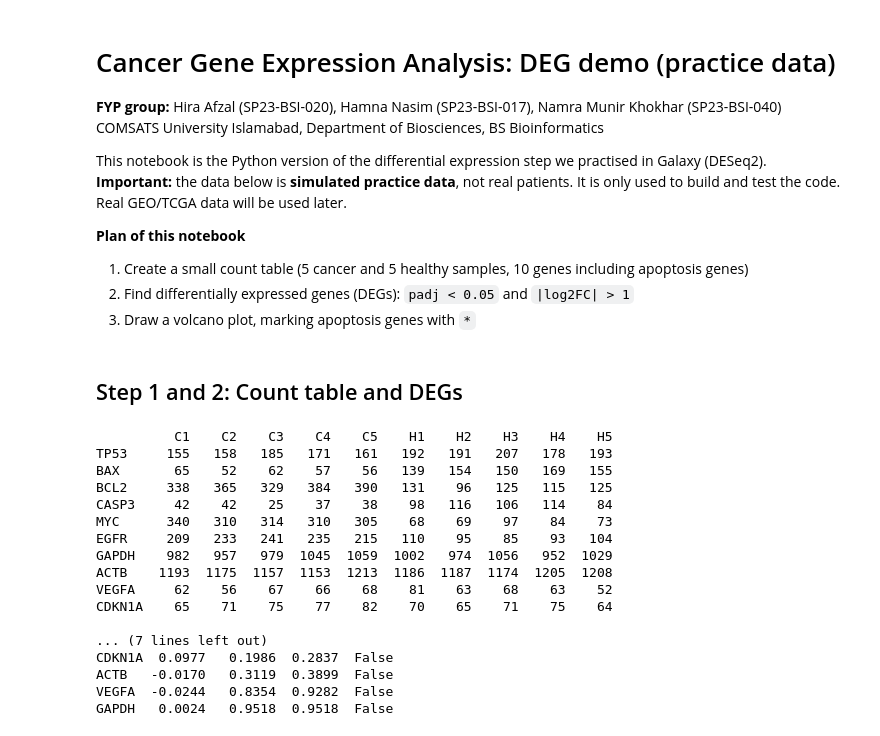
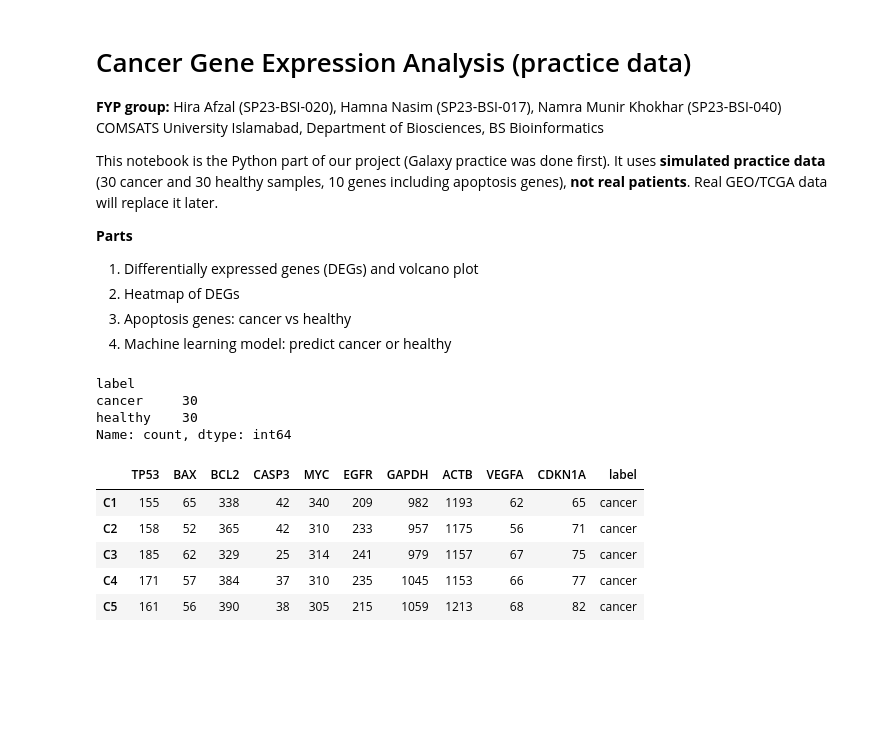
Before and after one commit to hira37/cancer-gene-expression-analysis, a Jupyter notebook: cancer_gene_expression_demo.ipynb, the cells around one changed output. Cells and saved outputs as stored; diff of their text form; code cells hidden in the pictures; blank space fills up the shorter version.

```diff
--- a/cancer_gene_expression_demo.ipynb
+++ b/cancer_gene_expression_demo.ipynb
@@ -1,66 +1,48 @@
 # %% [markdown]
-# Cancer Gene Expression Analysis: DEG demo (practice data)
+# Cancer Gene Expression Analysis (practice data)
 
 **FYP group:** Hira Afzal (SP23-BSI-020), Hamna Nasim (SP23-BSI-017), Namra Munir Khokhar (SP23-BSI-040)
 COMSATS University Islamabad, Department of Biosciences, BS Bioinformatics
 
-This notebook is the Python version of the differential expression step we practised in Galaxy (DESeq2).
-**Important:** the data below is **simulated practice data**, not real patients. It is only used to build and test the code. Real GEO/TCGA data will be used later.
+This notebook is the Python part of our project (Galaxy practice was done first). It uses **simulated practice data** (30 cancer and 30 healthy samples, 10 genes including apoptosis genes), **not real patients**. Real GEO/TCGA data will replace it later.
 
-**Plan of this notebook**
-1. Create a small count table (5 cancer and 5 healthy samples, 10 genes including apoptosis genes)
-2. Find differentially expressed genes (DEGs): `padj < 0.05` and `|log2FC| > 1`
-3. Draw a volcano plot, marking apoptosis genes with `*`
+**Parts**
+1. Differentially expressed genes (DEGs) and volcano plot
+2. Heatmap of DEGs
+3. Apoptosis genes: cancer vs healthy
+4. Machine learning model: predict cancer or healthy
-# %% [markdown]
-## Step 1 and 2: Count table and DEGs
 # %%
 import numpy as np
 import pandas as pd
+import matplotlib.pyplot as plt
 from scipy import stats
 from statsmodels.stats.multitest import multipletests
 
 np.random.seed(42)
 
 genes = ["TP53", "BAX", "BCL2", "CASP3", "MYC", "EGFR", "GAPDH", "ACTB", "VEGFA", "CDKN1A"]
 base = [200, 150, 120, 100, 80, 90, 1000, 1200, 60, 70]
-cancer_factor = [0.8, 0.4, 3.0, 0.4, 4.0, 2.5, 1.0, 1.0, 1.0, 1.0]
+cancer_factor = [0.8, 0.4, 3.0, 0.4, 4.0, 2.5, 1.0, 1.0, 1.0, 1.0]   # how each gene changes in cancer
+n = 30
 
-samples = ["C1", "C2", "C3", "C4", "C5", "H1", "H2", "H3", "H4", "H5"]  # C = cancer, H = healthy
+rows = []
+for label in ["cancer"] * n + ["healthy"] * n:
+    factors = cancer_factor if label == "cancer" else [1] * len(genes)
+    rows.append([np.random.poisson(b * f) for b, f in zip(base, factors)] + [label])
 
-data = {}
-for s in samples:
-    is_cancer = s.startswith("C")
-    data[s] = [np.random.poisson(b * (f if is_cancer else 1)) for b, f in zip(base, cancer_factor)]
-counts = pd.DataFrame(data, index=genes)
+ids = [f"C{i+1}" for i in range(n)] + [f"H{i+1}" for i in range(n)]
+data = pd.DataFrame(rows, columns=genes + ["label"], index=ids)
 
-log_counts = np.log2(counts + 1)
-cancer = log_counts[["C1", "C2", "C3", "C4", "C5"]]
-healthy = log_counts[["H1", "H2", "H3", "H4", "H5"]]
-
-result = pd.DataFrame(index=genes)
-result["log2FC"] = cancer.mean(axis=1) - healthy.mean(axis=1)
-result["p_value"] = stats.ttest_ind(cancer, healthy, axis=1).pvalue
-result["padj"] = multipletests(result["p_value"], method="fdr_bh")[1]
-result["DEG"] = (result["padj"] < 0.05) & (result["log2FC"].abs() > 1)
-
-print(counts)
-print()
-print(result.round(4).sort_values("padj"))
+print(data["label"].value_counts())
+data.head()
 # %% [output]
-          C1    C2    C3    C4    C5    H1    H2    H3    H4    H5
-TP53     155   158   185   171   161   192   191   207   178   193
-BAX       65    52    62    57    56   139   154   150   169   155
-BCL2     338   365   329   384   390   131    96   125   115   125
-CASP3     42    42    25    37    38    98   116   106   114    84
-MYC      340   310   314   310   305    68    69    97    84    73
-EGFR     209   233   241   235   215   110    95    85    93   104
-GAPDH    982   957   979  1045  1059  1002   974  1056   952  1029
-ACTB    1193  1175  1157  1153  1213  1186  1187  1174  1205  1208
-VEGFA     62    56    67    66    68    81    63    68    63    52
-CDKN1A    65    71    75    77    82    70    65    71    75    64
-
-... (7 lines left out)
-CDKN1A  0.0977   0.1986  0.2837  False
-ACTB   -0.0170   0.3119  0.3899  False
-VEGFA  -0.0244   0.8354  0.9282  False
-GAPDH   0.0024   0.9518  0.9518  False
+label
+cancer     30
+healthy    30
+Name: count, dtype: int64
+|  | TP53 | BAX | BCL2 | CASP3 | MYC | EGFR | GAPDH | ACTB | VEGFA | CDKN1A | label |
+| C1 | 155 | 65 | 338 | 42 | 340 | 209 | 982 | 1193 | 62 | 65 | cancer |
+| C2 | 158 | 52 | 365 | 42 | 310 | 233 | 957 | 1175 | 56 | 71 | cancer |
+| C3 | 185 | 62 | 329 | 25 | 314 | 241 | 979 | 1157 | 67 | 75 | cancer |
+| C4 | 171 | 57 | 384 | 37 | 310 | 235 | 1045 | 1153 | 66 | 77 | cancer |
+| C5 | 161 | 56 | 390 | 38 | 305 | 215 | 1059 | 1213 | 68 | 82 | cancer |
```
Also changed, not shown: parts of 16 cells of this notebook, 6 other files.
